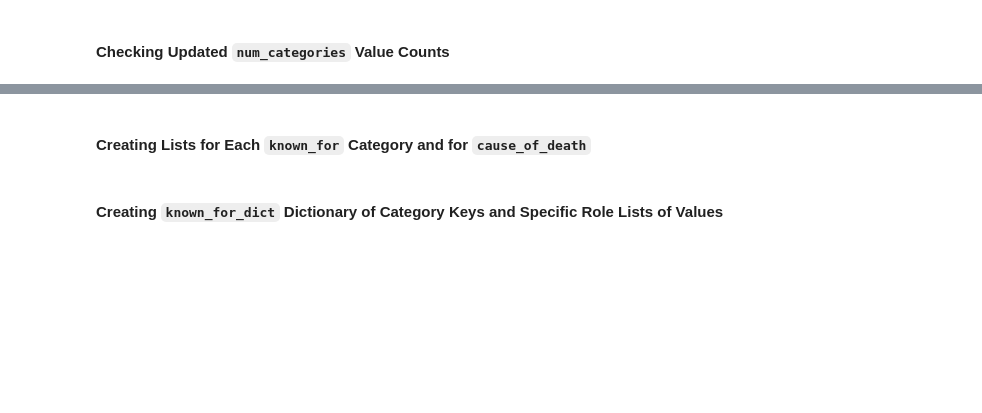
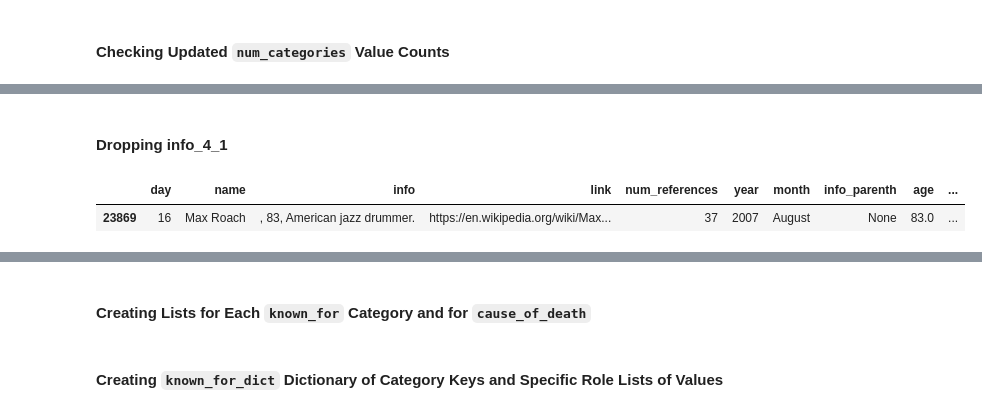
Before and after one commit to teresahanak/wikipedia-life-expectancy, a Jupyter notebook: wp_life_expect_data_clean7_thanak_2022_07_26.ipynb, the cells around one changed output, grey strips where cells are left out. Saved outputs shown, nothing was run; the diff lists cells and outputs as text; code cells hidden in the pictures; blank space fills up the shorter version.

```diff
--- a/wp_life_expect_data_clean7_thanak_2022_07_26.ipynb
+++ b/wp_life_expect_data_clean7_thanak_2022_07_26.ipynb
@@ -9971,0 +10092,11 @@ df["num_categories"].value_counts()
+# %% [markdown]
+#### Dropping info_4_1
+# %%
+# Dropping info_4_1
+df.drop("info_4_1", axis=1, inplace=True)
+
+# Checking sample
+df.sample()
+# %% [output]
+|  | day | name | info | link | num_references | year | month | info_parenth | age | ... |
+| 23869 | 16 | Max Roach | , 83, American jazz drummer. | https://en.wikipedia.org/wiki/Max... | 37 | 2007 | August | None | 83.0 | ... |
```
Also changed, not shown: parts of 71 cells of this notebook.
